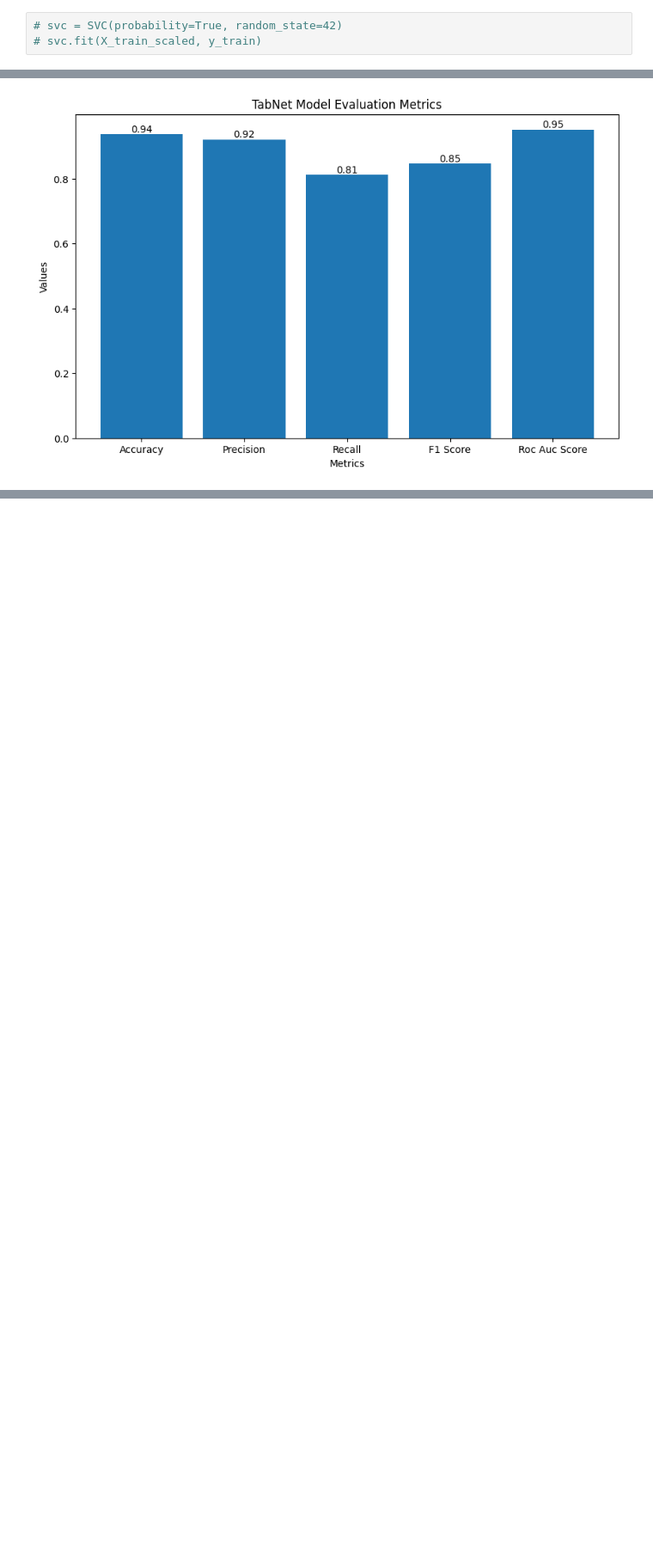
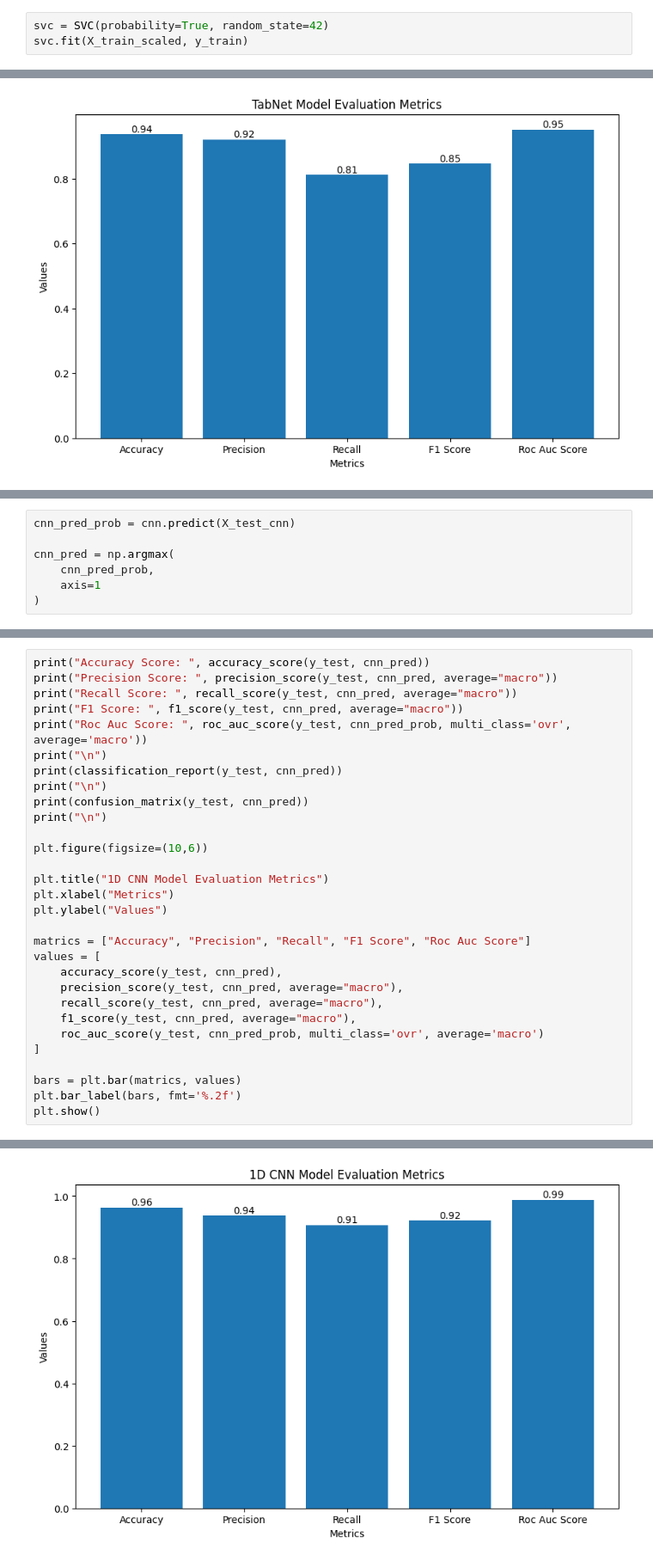
Before and after one commit to halimAhtasham/Network-_Intrusion_Detection---All_In_One, a Jupyter notebook: ROSIDS23_Testing_Multiple_Model.ipynb, the cells around one changed output, grey strips where cells are left out. Shown at 86% size. Drawn from its saved outputs; the diff is of its cells as text; blank space fills up the shorter version.

```diff
--- a/ROSIDS23_Testing_Multiple_Model.ipynb
+++ b/ROSIDS23_Testing_Multiple_Model.ipynb
@@ -569,8 +569,8 @@ plt.show()
 # %% [markdown]
 ## ***05. Support Vector Classification***
 # %%
-# svc = SVC(probability=True, random_state=42)
-# svc.fit(X_train_scaled, y_train)
+svc = SVC(probability=True, random_state=42)
+svc.fit(X_train_scaled, y_train)
 # %% [output]
 SVC(probability=True, random_state=42)
 # %%
@@ -1163,0 +1434,7 @@ plt.show()
+# %%
+cnn_pred_prob = cnn.predict(X_test_cnn)
+
+cnn_pred = np.argmax(
+    cnn_pred_prob,
+    axis=1
+)
@@ -1163,0 +1443,31 @@ plt.show()
+# %%
+print("Accuracy Score: ", accuracy_score(y_test, cnn_pred))
+print("Precision Score: ", precision_score(y_test, cnn_pred, average="macro"))
+print("Recall Score: ", recall_score(y_test, cnn_pred, average="macro"))
+print("F1 Score: ", f1_score(y_test, cnn_pred, average="macro"))
+print("Roc Auc Score: ", roc_auc_score(y_test, cnn_pred_prob, multi_class='ovr', average='macro'))
+print("\n")
+print(classification_report(y_test, cnn_pred))
+print("\n")
+print(confusion_matrix(y_test, cnn_pred))
+print("\n")
+
+plt.figure(figsize=(10,6))
+
+plt.title("1D CNN Model Evaluation Metrics")
+plt.xlabel("Metrics")
+plt.ylabel("Values")
+
+matrics = ["Accuracy", "Precision", "Recall", "F1 Score", "Roc Auc Score"]
+values = [
+    accuracy_score(y_test, cnn_pred),
+    precision_score(y_test, cnn_pred, average="macro"),
+    recall_score(y_test, cnn_pred, average="macro"),
+    f1_score(y_test, cnn_pred, average="macro"),
+    roc_auc_score(y_test, cnn_pred_prob, multi_class='ovr', average='macro')
+]
+
+bars = plt.bar(matrics, values)
+plt.bar_label(bars, fmt='%.2f')
+plt.show()
+# %% [output]
@@ -1163,0 +1491 @@ plt.show()
+[figure, added]
```
Also changed, not shown: parts of 33 cells of this notebook.
